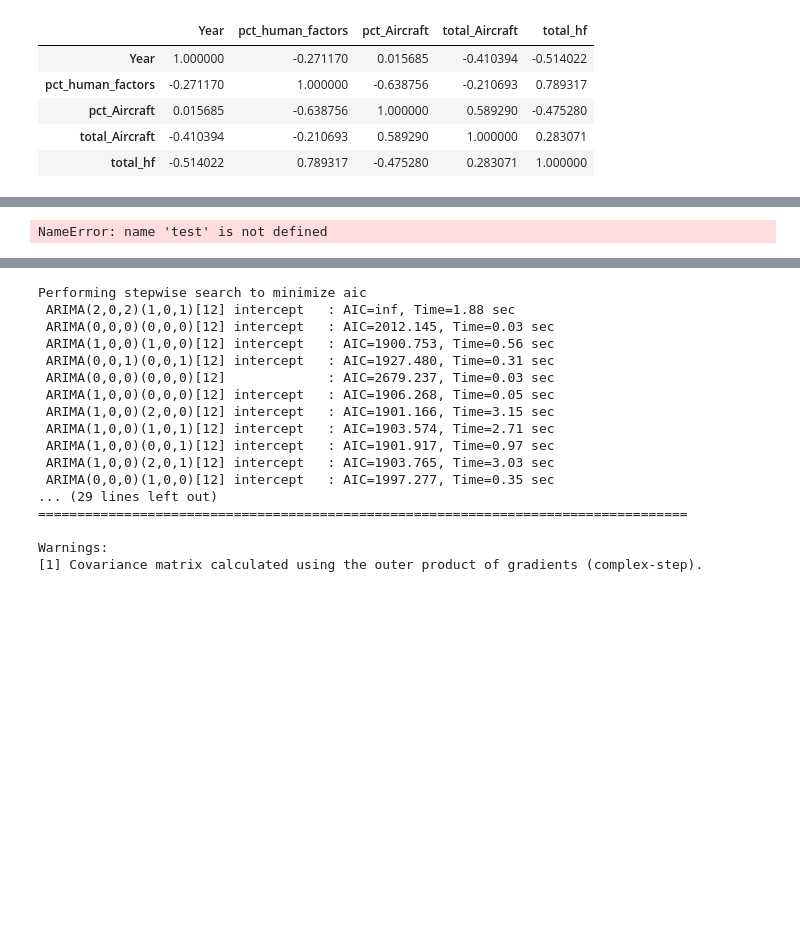
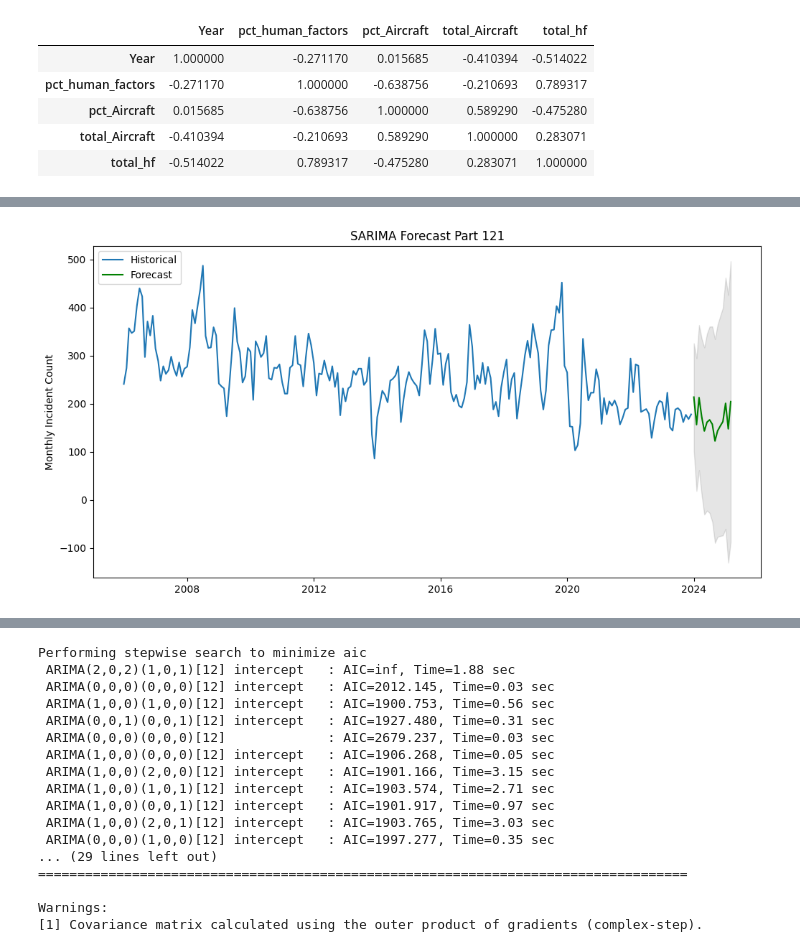
Before and after one commit to terryljh/aviation2, a Jupyter notebook: asrs linear model2.ipynb, the cells around one changed output, grey strips where cells are left out. Drawn from its saved outputs; the diff is of its cells as text; code cells hidden in the pictures; blank space fills up the shorter version.

```diff
--- a/asrs linear model2.ipynb
+++ b/asrs linear model2.ipynb
@@ -2262,17 +2285,18 @@ NameError: name 'pm' is not defined
 # %%
 n_periods = len(test)
 forecast, conf_int = model.predict(n_periods=n_periods, return_conf_int=True)
 future_index = pd.date_range(train.index[-1] + pd.offsets.MonthBegin(1), periods=n_periods, freq='MS')
 forecast_series = pd.Series(forecast, index=future_index)
 plt.figure(figsize=(12,6))
 plt.plot(train, label='Historical')
 plt.plot(forecast_series, label='Forecast', color='green')
 plt.fill_between(future_index, conf_int[:, 0], conf_int[:, 1], color='k', alpha=0.1)
 plt.legend()
 plt.title('SARIMA Forecast Part 121')
+plt.ylabel('Monthly Incident Count')
 plt.show()
 # %% [output]
-NameError: name 'test' is not defined
+[figure, added]
 # %%
 plt.figure(figsize=(10, 4))
 plt.plot(forecast_series, label='Forecast', color='blue')
```
Also changed, not shown: parts of 6 cells of this notebook.
